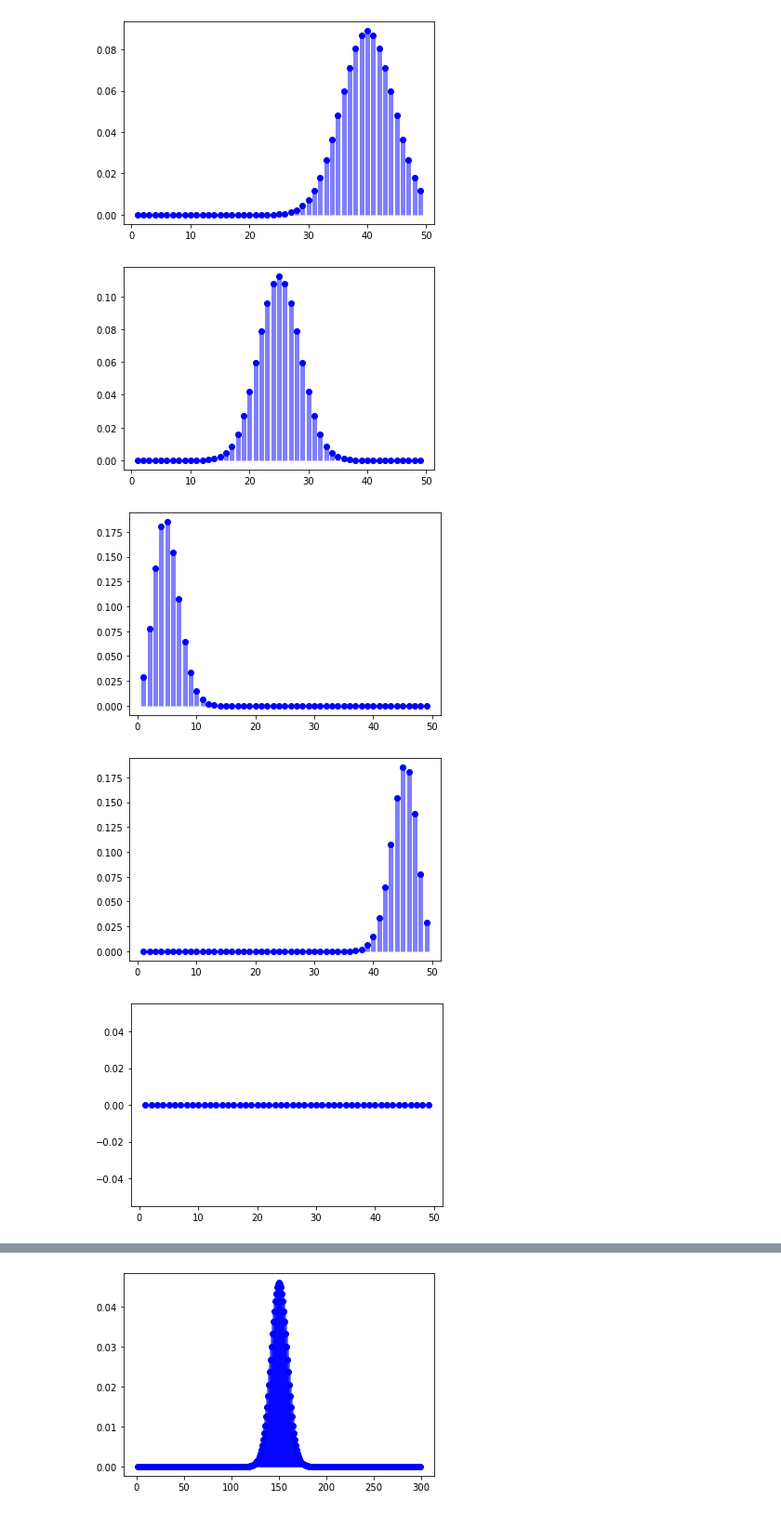
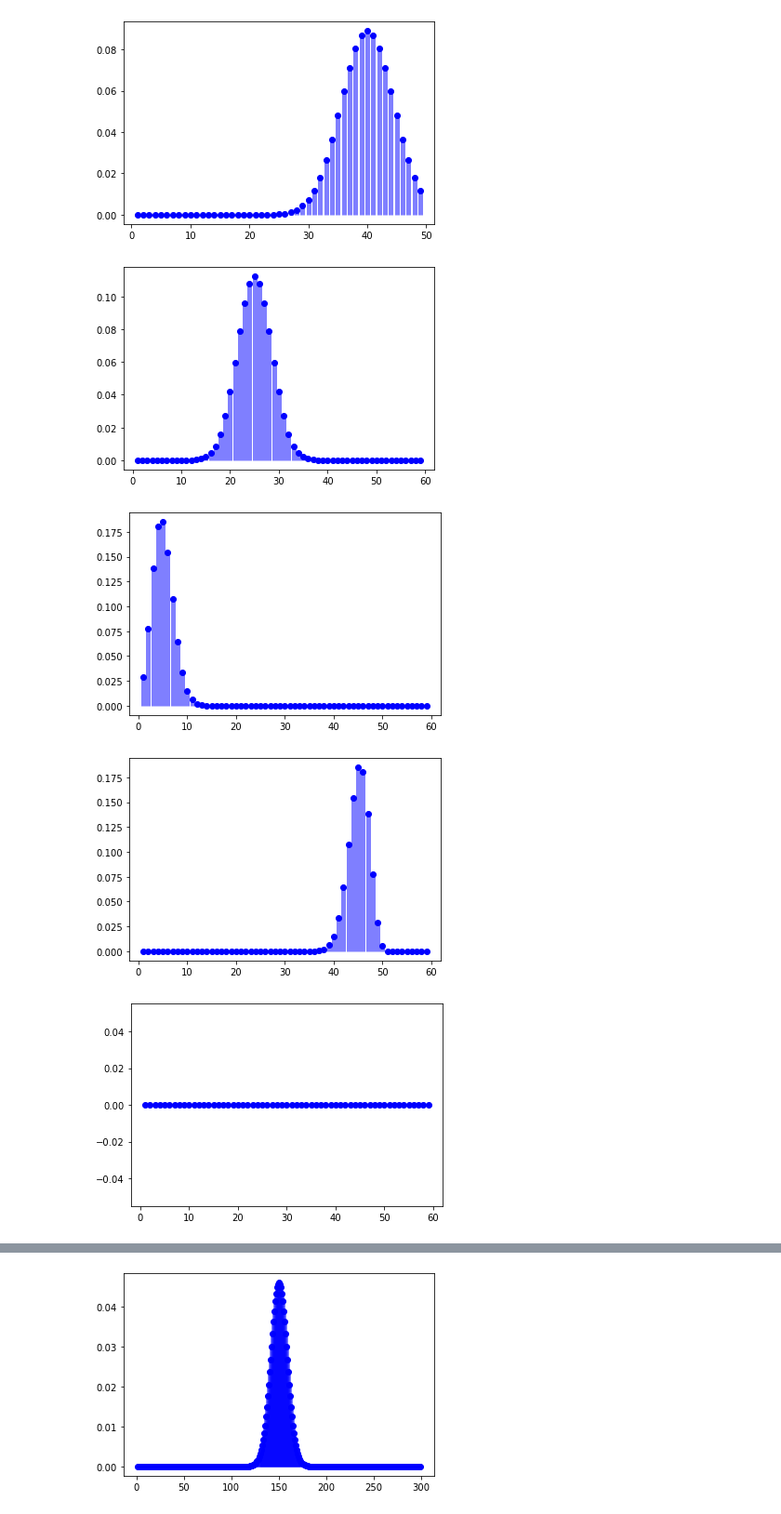
Before and after one commit to atkuzmanov/softuni-ai-mathconceptsfordevs-2021, a Jupyter notebook: 12-probability-and-combinatorics-exercise-2021-04-06/10-probability-and-combinatorics-exercise-homework/Probability and Combinatorics Exercise.ipynb, the cells around one changed output, grey strips where cells are left out. Shown at 93% size. Drawn from its saved outputs; the diff is of its cells as text; code cells hidden in the pictures.

```diff
--- a/12-probability-and-combinatorics-exercise-2021-04-06/10-probability-and-combinatorics-exercise-homework/Probability and Combinatorics Exercise.ipynb
+++ b/12-probability-and-combinatorics-exercise-2021-04-06/10-probability-and-combinatorics-exercise-homework/Probability and Combinatorics Exercise.ipynb
@@ -89,14 +89,16 @@ plot_binomial_distribution(x_binomial, 80, 0.5)
 [figure]
 [figure]
 # %%
+# increasing range to 60 to see case plot_binomial_distribution(x_binomial, 50, 1)
+x_binomial = np.arange(1, 60)
 plot_binomial_distribution(x_binomial, 50, 0.5)
 plot_binomial_distribution(x_binomial, 50, 0.1)
 plot_binomial_distribution(x_binomial, 50, 0.9)
 plot_binomial_distribution(x_binomial, 50, 0)
 plot_binomial_distribution(x_binomial, 50, 1)
 plot_binomial_distribution(x_binomial, 50, 1.1)
 # %% [output]
-[figure, old version]
+[figure, new version]
-[figure, old version]
+[figure, new version]
-[figure, old version]
+[figure, new version]
-[figure, old version]
+[figure, new version]
```
Also changed, not shown: parts of 2 cells of this notebook.
